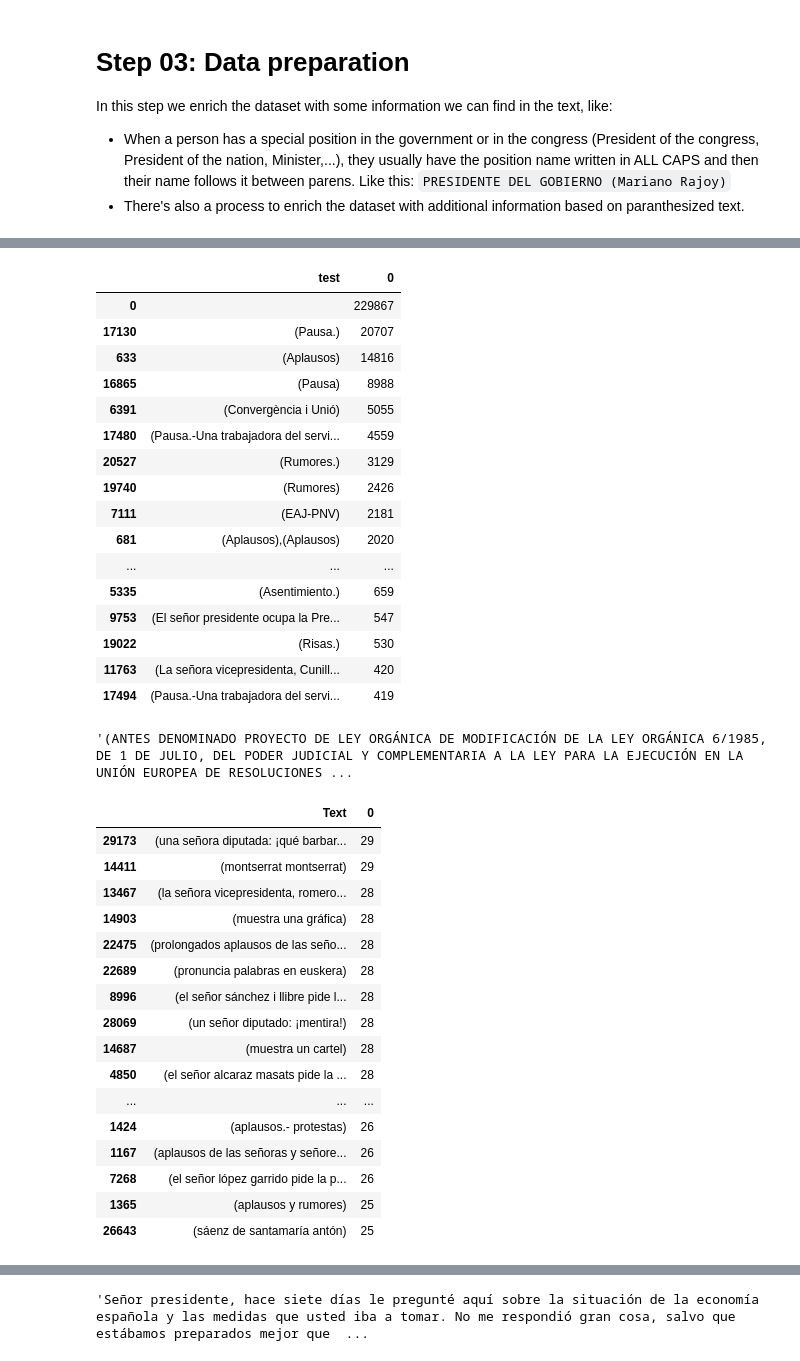
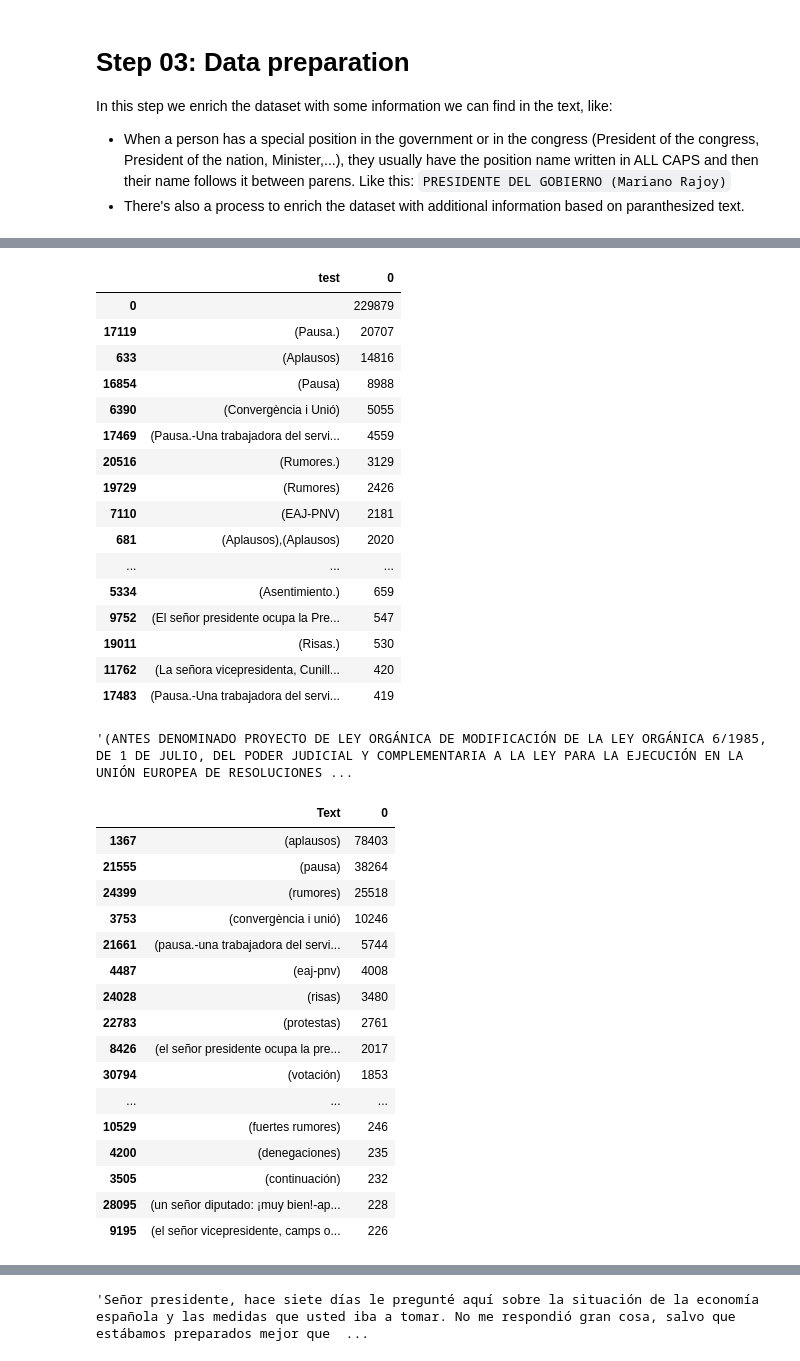
Before and after one commit to jmservera/debate, a Jupyter notebook: 03-Prepare-Data.ipynb, the cells around one changed output, grey strips where cells are left out. Saved outputs shown, nothing was run; the diff lists cells and outputs as text; code cells hidden in the pictures.

```diff
--- a/03-Prepare-Data.ipynb
+++ b/03-Prepare-Data.ipynb
@@ -30,3 +30,15 @@ full[full.Title.notnull()].head()
 | 102 | CUNILLERA I MESTRES | Muchas gracias, señor Azpiazu. Ti... | 20080626 | IX | VICEPRESIDENTA |
 | 104 | CUNILLERA I MESTRES | Señor Sánchez i Llibre, por favor | 20080626 | IX | VICEPRESIDENTA |
 | 106 | CUNILLERA I MESTRES | Gracias a usted, señor Sánchez. T... | 20080626 | IX | VICEPRESIDENTA |
+# %%
+import datetime
+# convert to proper date
+full["Date"]=full["Date"].apply(lambda f: str(f))
+full.Date=full.Date.apply(lambda d: datetime.date(int(d[0:4]),int(d[4:6]),int(d[6:8])))
+# %%
+# find special one "CANDIDATO" because it is shifted and we have to unshift it
+full["temp"]=full[full.Name.str.contains("CANDIDATO")].Name
+full.loc[full["temp"].str.contains("CANDIDATO",na=False),"Name"]=full[full.Name.str.contains("CANDIDATO")].Title
+full.loc[full["temp"].str.contains("CANDIDATO",na=False),"Title"]=full["temp"]
+del full["temp"]
+full.head(20)
@@ -38,22 +68,22 @@ l=full["Text"].apply(lambda t: ",".join(re.findall(parenthesized_pat,str(t))))
 pd.DataFrame({'test':l}).groupby(['test']).size().reset_index().sort_values(0,ascending=False).head(20)
 # %% [output]
 |  | test | 0 |
-| 0 |  | 229867 |
-| 17130 | (Pausa.) | 20707 |
+| 0 |  | 229879 |
+| 17119 | (Pausa.) | 20707 |
 | 633 | (Aplausos) | 14816 |
-| 16865 | (Pausa) | 8988 |
-| 6391 | (Convergència i Unió) | 5055 |
-| 17480 | (Pausa.-Una trabajadora del servi... | 4559 |
-| 20527 | (Rumores.) | 3129 |
-| 19740 | (Rumores) | 2426 |
-| 7111 | (EAJ-PNV) | 2181 |
+| 16854 | (Pausa) | 8988 |
+| 6390 | (Convergència i Unió) | 5055 |
+| 17469 | (Pausa.-Una trabajadora del servi... | 4559 |
+| 20516 | (Rumores.) | 3129 |
+| 19729 | (Rumores) | 2426 |
+| 7110 | (EAJ-PNV) | 2181 |
 | 681 | (Aplausos),(Aplausos) | 2020 |
 | ... | ... | ... |
-| 5335 | (Asentimiento.) | 659 |
-| 9753 | (El señor presidente ocupa la Pre... | 547 |
-| 19022 | (Risas.) | 530 |
-| 11763 | (La señora vicepresidenta, Cunill... | 420 |
-| 17494 | (Pausa.-Una trabajadora del servi... | 419 |
+| 5334 | (Asentimiento.) | 659 |
+| 9752 | (El señor presidente ocupa la Pre... | 547 |
+| 19011 | (Risas.) | 530 |
+| 11762 | (La señora vicepresidenta, Cunill... | 420 |
+| 17483 | (Pausa.-Una trabajadora del servi... | 419 |
 # %%
 # This is a test to check the paranthesized test it founds
 parenthesized_pat=r'\(.+?\)'
@@ -86,27 +116,28 @@ flattened_list = [value for sub_list in t for value in sub_list]
 # %%
 parens=pd.DataFrame(flattened_list, columns=["Text"])
 parens["Text"]=parens["Text"].str.replace(r"\.$",")")
 parens["Text"]=parens["Text"].str.replace(r"\.\)",")")
 parens["Text"]=parens["Text"].str.lower()
-parens.groupby("Text").size().reset_index().sort_values(0,ascending=False).iloc[180:200]
+p=parens.groupby("Text").size().reset_index().sort_values(0,ascending=False)
+p[:40]
 # %% [output]
 |  | Text | 0 |
-| 29173 | (una señora diputada: ¡qué barbar... | 29 |
-| 14411 | (montserrat montserrat) | 29 |
-| 13467 | (la señora vicepresidenta, romero... | 28 |
-| 14903 | (muestra una gráfica) | 28 |
-| 22475 | (prolongados aplausos de las seño... | 28 |
-| 22689 | (pronuncia palabras en euskera) | 28 |
-| 8996 | (el señor sánchez i llibre pide l... | 28 |
-| 28069 | (un señor diputado: ¡mentira!) | 28 |
-| 14687 | (muestra un cartel) | 28 |
-| 4850 | (el señor alcaraz masats pide la ... | 28 |
+| 1367 | (aplausos) | 78403 |
+| 21555 | (pausa) | 38264 |
+| 24399 | (rumores) | 25518 |
+| 3753 | (convergència i unió) | 10246 |
+| 21661 | (pausa.-una trabajadora del servi... | 5744 |
+| 4487 | (eaj-pnv) | 4008 |
+| 24028 | (risas) | 3480 |
+| 22783 | (protestas) | 2761 |
+| 8426 | (el señor presidente ocupa la pre... | 2017 |
+| 30794 | (votación) | 1853 |
 | ... | ... | ... |
-| 1424 | (aplausos.- protestas) | 26 |
-| 1167 | (aplausos de las señoras y señore... | 26 |
-| 7268 | (el señor lópez garrido pide la p... | 26 |
-| 1365 | (aplausos y rumores) | 25 |
-| 26643 | (sáenz de santamaría antón) | 25 |
+| 10529 | (fuertes rumores) | 246 |
+| 4200 | (denegaciones) | 235 |
+| 3505 | (continuación) | 232 |
+| 28095 | (un señor diputado: ¡muy bien!-ap... | 228 |
+| 9195 | (el señor vicepresidente, camps o... | 226 |
 # %%
 # There are two types of parantesized text, the closed and the unclosed.
 # We will extract  the closed ones first
```
Also changed, not shown: parts of 7 cells of this notebook, 1 other file.
